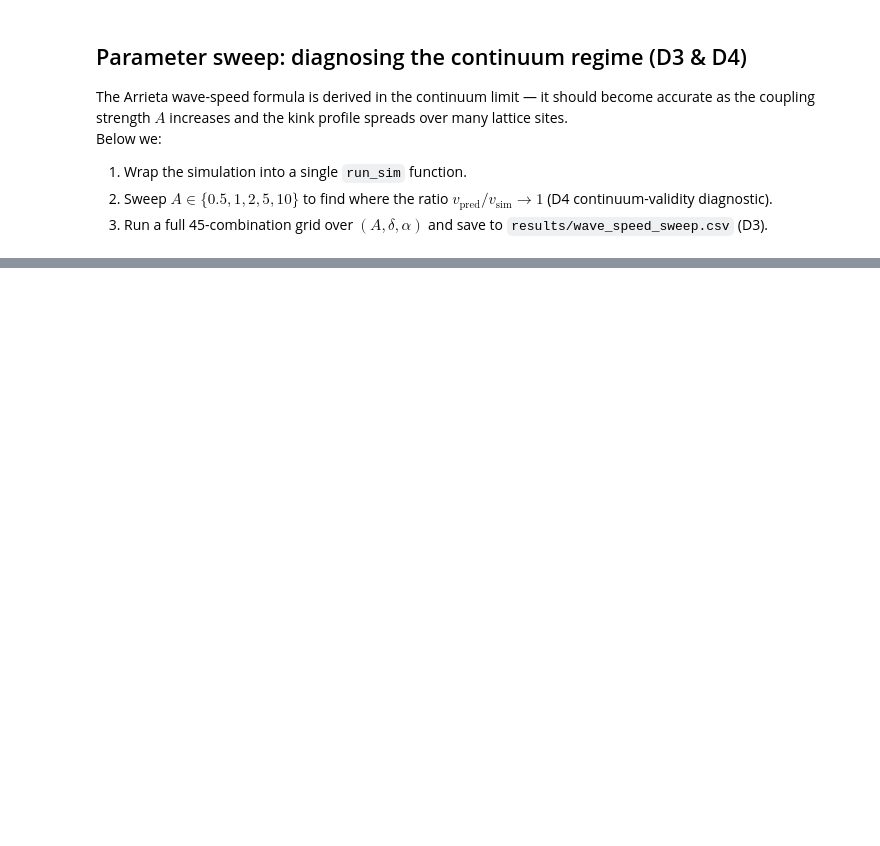
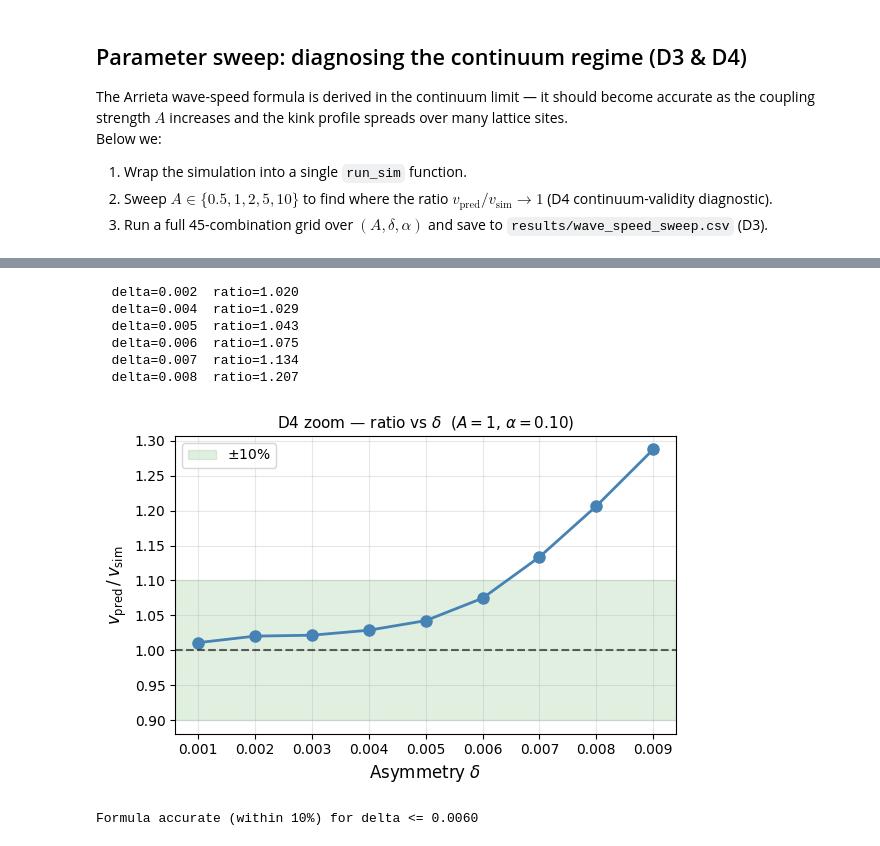
Before and after one commit to Stephang217/1D_Diaghphragms_Fluid_Model, a Jupyter notebook: diaphragm_metafluid.ipynb, the cells around one changed output, grey strips where cells are left out. Saved outputs shown, nothing was run; the diff lists cells and outputs as text; code cells hidden in the pictures; blank space fills up the shorter version.

```diff
--- a/diaphragm_metafluid.ipynb
+++ b/diaphragm_metafluid.ipynb
@@ -1203,0 +1163,53 @@ if len(in_band):
+# %%
+# ── D4 zoom: ratio vs δ ───────────────────────────────────────────────────────
+#
+# δ is the asymmetry of the bistable potential: it sets how much lower in energy
+# the u_lo well is relative to u_hi.  Larger δ means more driving energy per
+# snap, which makes the wave travel faster.  A faster wave is also a narrower
+# wave: the front passes each site quickly, so fewer sites are simultaneously
+# in transition.  With fewer sites spanning the kink, the continuum approximation
+# (which assumes a smooth profile over many lattice sites) breaks down — the
+# formula overpredicts because it treats the kink as smoother than it really is.
+#
+# We fix A=1 and α=0.10 (the highest damping in the sweep) so that ringing is
+# fully suppressed.  This isolates the δ effect: any ratio > 1 here is due to
+# kink narrowness alone, not ringing.
+#
+# The 3-point sweep (δ=0.001, 0.003, 0.009) is too coarse to resolve the
+# threshold. Extra values fill in the gap.
+
+existing_d = {row[1]: (row[3], row[4], row[5])
+              for row in sweep_results
+              if row[0] == 1.0 and row[2] == 0.10}
+
+for d in [0.002, 0.004, 0.005, 0.006, 0.007, 0.008]:
+    v_m, v_p, r = run_sim(A=1.0, delta=d, alpha=0.10)
+    existing_d[d] = (v_m, v_p, r)
+    print(f"  delta={d:.3f}  ratio={r:.3f}")
+
+delta_vals = sorted(existing_d)
+ratios_d   = [existing_d[d][2] for d in delta_vals]
+
+fig, ax = plt.subplots(figsize=(6, 4))
+ax.plot(delta_vals, ratios_d, 'o-', color='steelblue', markersize=8, linewidth=2)
+ax.axhline(1.0, color='k', linestyle='--', alpha=0.6)
+ax.axhspan(0.9, 1.1, alpha=0.12, color='green', label=r'$\pm$10%')
+ax.set_xlabel(r'Asymmetry $\delta$', fontsize=12)
+ax.set_ylabel(r'$v_{\rm pred}\,/\,v_{\rm sim}$', fontsize=12)
+ax.set_title(r'D4 zoom — ratio vs $\delta$  ($A=1$, $\alpha=0.10$)', fontsize=11)
+ax.legend(); ax.grid(True, alpha=0.3)
+plt.tight_layout(); plt.show()
+
+# Report the threshold: largest δ where the ratio is still within 10% of 1
+in_band = [d for d, r in zip(delta_vals, ratios_d) if not (r != r) and abs(r - 1) < 0.1]
+if in_band:
+    print(f"Formula accurate (within 10%) for delta <= {max(in_band):.4f}")
+# %% [output]
+  delta=0.002  ratio=1.020
+  delta=0.004  ratio=1.029
+  delta=0.005  ratio=1.043
+  delta=0.006  ratio=1.075
+  delta=0.007  ratio=1.134
+  delta=0.008  ratio=1.207
+[figure, added]
+Formula accurate (within 10%) for delta <= 0.0060
```
Also changed, not shown: parts of 15 cells of this notebook.
